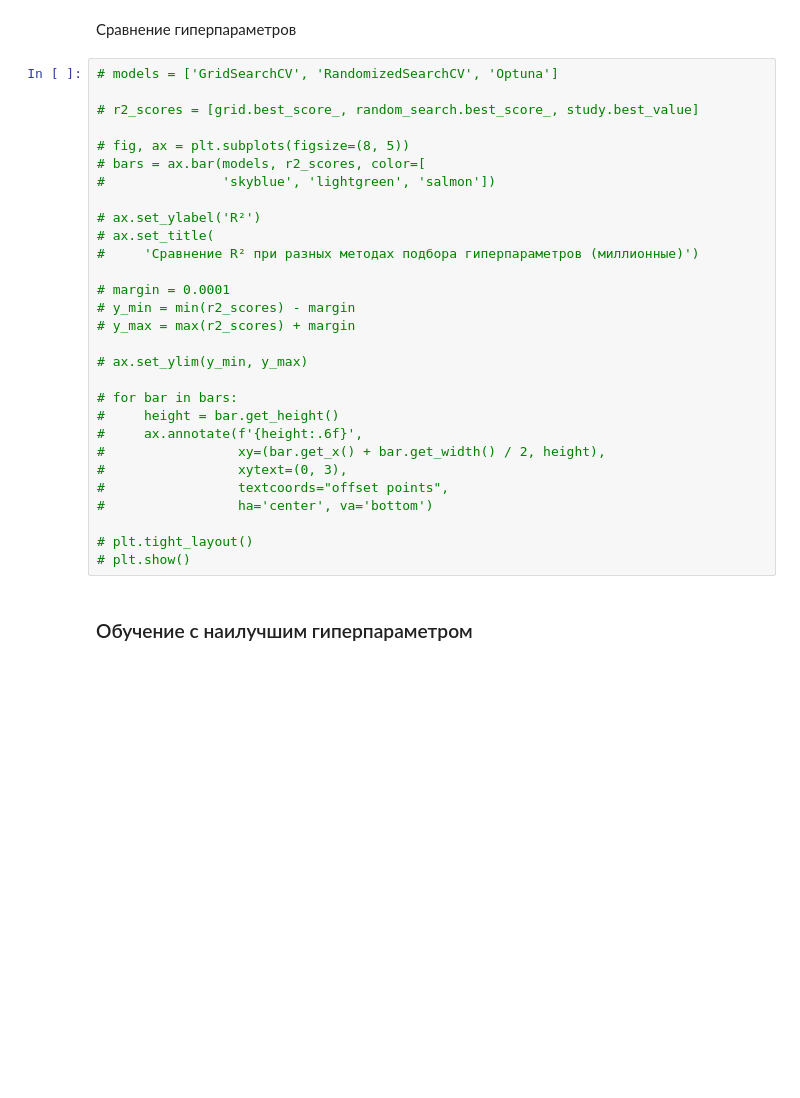
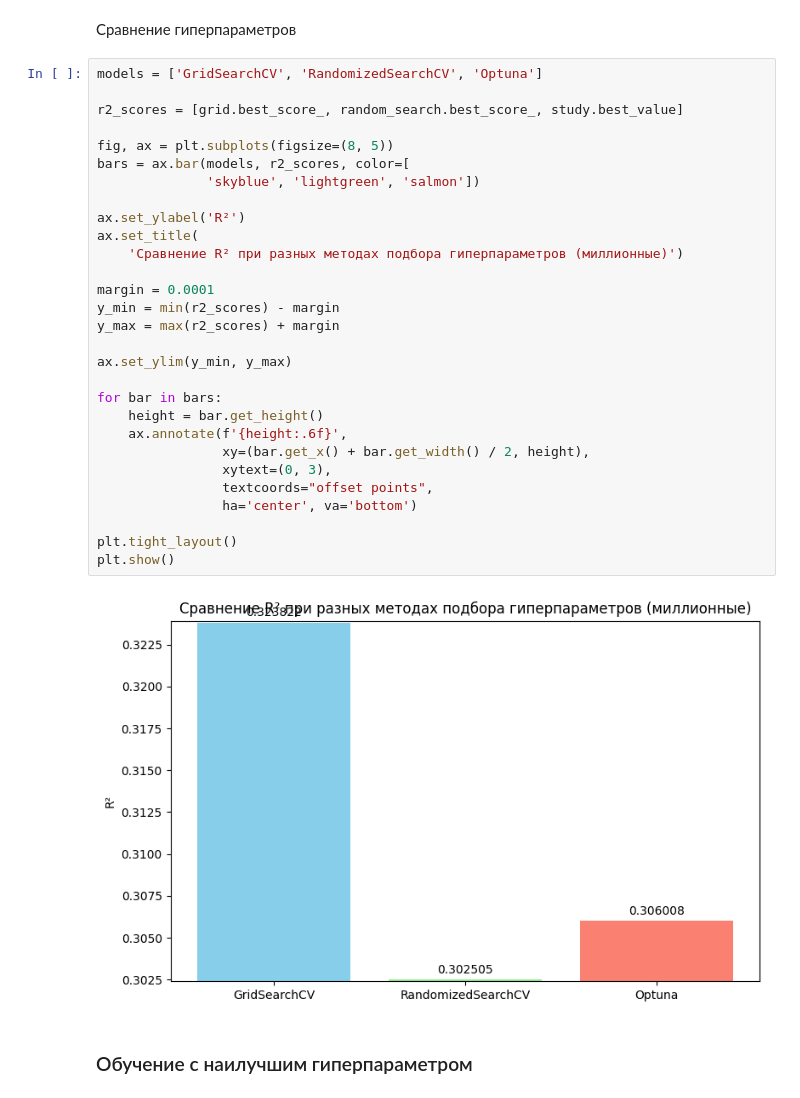
Before and after one commit to Vaiforo/ML1, a Jupyter notebook: r5_lab1.ipynb, the cells around one changed output. Saved outputs shown, nothing was run; the diff lists cells and outputs as text; blank space fills up the shorter version.

```diff
--- a/r5_lab1.ipynb
+++ b/r5_lab1.ipynb
@@ -972,34 +1012,36 @@ print("Best R^2:", study.best_value)
 # %% [markdown]
 Сравнение гиперпараметров
 # %%
-# models = ['GridSearchCV', 'RandomizedSearchCV', 'Optuna']
+models = ['GridSearchCV', 'RandomizedSearchCV', 'Optuna']
 
-# r2_scores = [grid.best_score_, random_search.best_score_, study.best_value]
+r2_scores = [grid.best_score_, random_search.best_score_, study.best_value]
 
-# fig, ax = plt.subplots(figsize=(8, 5))
-# bars = ax.bar(models, r2_scores, color=[
-#               'skyblue', 'lightgreen', 'salmon'])
+fig, ax = plt.subplots(figsize=(8, 5))
+bars = ax.bar(models, r2_scores, color=[
+              'skyblue', 'lightgreen', 'salmon'])
 
-# ax.set_ylabel('R²')
-# ax.set_title(
-#     'Сравнение R² при разных методах подбора гиперпараметров (миллионные)')
+ax.set_ylabel('R²')
+ax.set_title(
+    'Сравнение R² при разных методах подбора гиперпараметров (миллионные)')
 
-# margin = 0.0001
-# y_min = min(r2_scores) - margin
-# y_max = max(r2_scores) + margin
+margin = 0.0001
+y_min = min(r2_scores) - margin
+y_max = max(r2_scores) + margin
 
-# ax.set_ylim(y_min, y_max)
+ax.set_ylim(y_min, y_max)
 
-# for bar in bars:
-#     height = bar.get_height()
-#     ax.annotate(f'{height:.6f}',
-#                 xy=(bar.get_x() + bar.get_width() / 2, height),
-#                 xytext=(0, 3),
-#                 textcoords="offset points",
-#                 ha='center', va='bottom')
+for bar in bars:
+    height = bar.get_height()
+    ax.annotate(f'{height:.6f}',
+                xy=(bar.get_x() + bar.get_width() / 2, height),
+                xytext=(0, 3),
+                textcoords="offset points",
+                ha='center', va='bottom')
 
-# plt.tight_layout()
-# plt.show()
+plt.tight_layout()
+plt.show()
+# %% [output]
+[figure, added]
 # %% [markdown]
 ### Обучение с наилучшим гиперпараметром
 # %%
```
Also changed, not shown: parts of 56 cells of this notebook.
